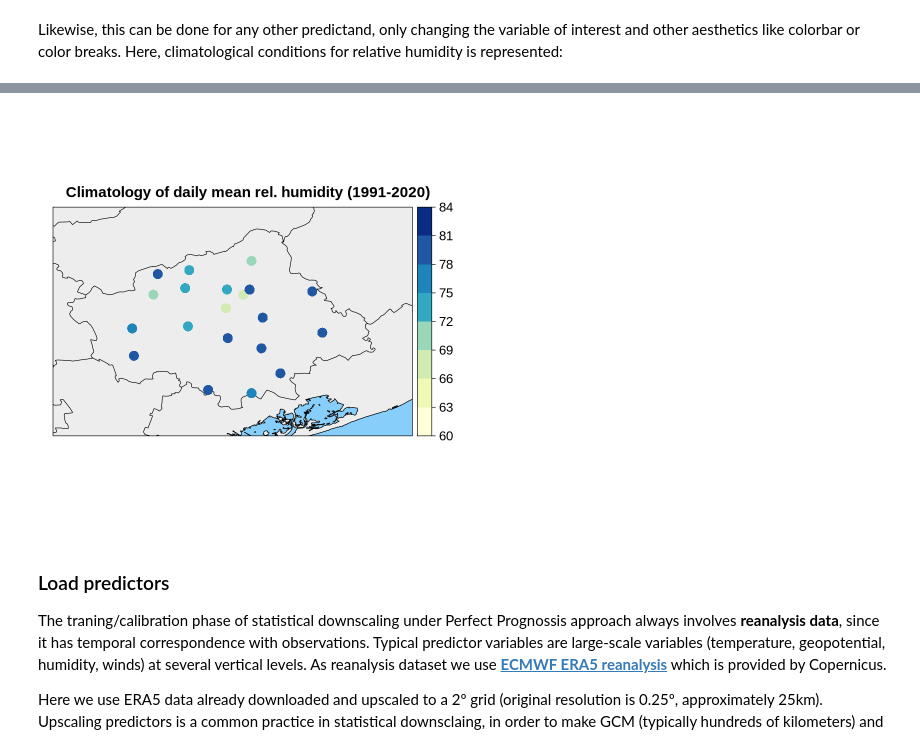
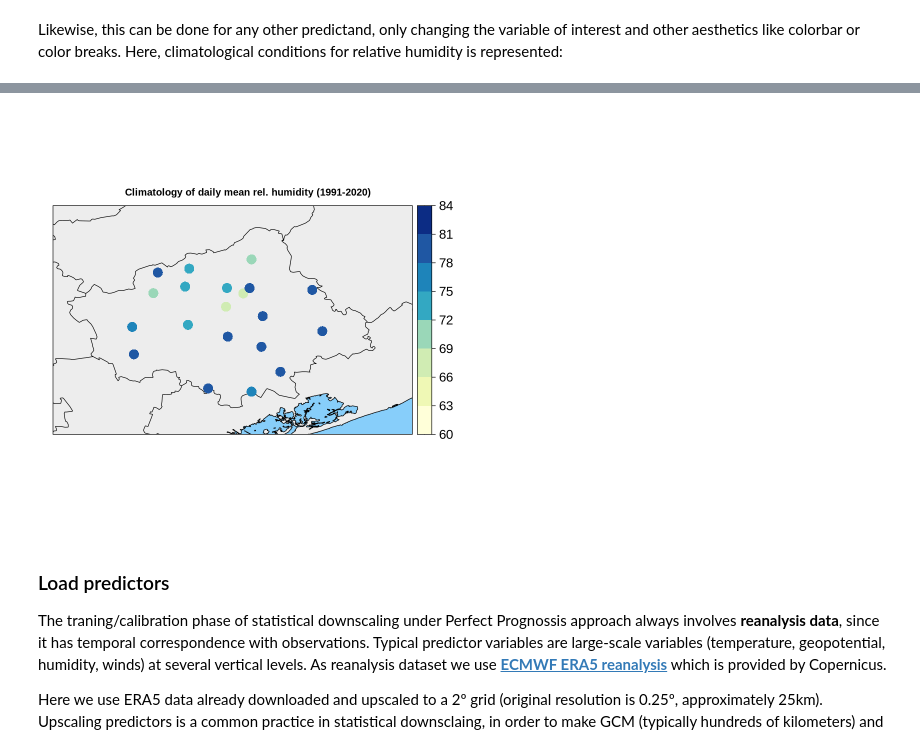
Before and after one commit to SantanderMetGroup/ESD_ProseccoDOCG, a Jupyter notebook: notebooks/script02_downcalingCV.ipynb, the cells around one changed output, grey strips where cells are left out. Drawn from its saved outputs; the diff is of its cells as text; code cells hidden in the pictures.

```diff
--- a/notebooks/script02_downcalingCV.ipynb
+++ b/notebooks/script02_downcalingCV.ipynb
@@ -61,6 +61,7 @@ Please see 'citation("visualizeR")' to cite this package.
 Set the working directory, where some already prepared data can be found:
 # %%
 work.dir <- "/home/jovyan/data/"
+work.dir <- "/home/ana/WORK_local/DATA/Prosecco/data4notebooks/"
 # %% [markdown]
 The next code is needed to plot maps with Italian provinces:
 # %%
@@ -114,7 +115,7 @@ spatialPlot(climatology(hurs_obs), cex=2, xlim=lons, ylim=lats,
     backdrop.theme = "none",  sp.layout = list(sh, col = "black", fill="grey93"),
     par.settings = list(panel.background=list(col="lightskyblue")),
     col.regions = cmap, set.min = min(bk), set.max = max(bk),
-    cuts = bk,  main = list(label="Climatology of daily mean rel. humidity (1991-2020)", cex=1.5),
+    cuts = bk,  main = list(label="Climatology of daily mean rel. humidity (1991-2020)", cex=1),
     par.strip.text = list(cex = 1),
     colorkey = list(right = list( fun = draw.colorkey, args = list(key = list(at =bk, col = cmap, labels = list(at = bk,cex=1.3,labels = bk))))))
 # %% [output]
@@ -124,4 +125,4 @@ spatialPlot(climatology(hurs_obs), cex=2, xlim=lons, ylim=lats,
-[figure, old version]
+[figure, new version]
 # %% [markdown]
 ### Load predictors
 
```
Also changed, not shown: parts of 15 cells of this notebook, 2 other files.
